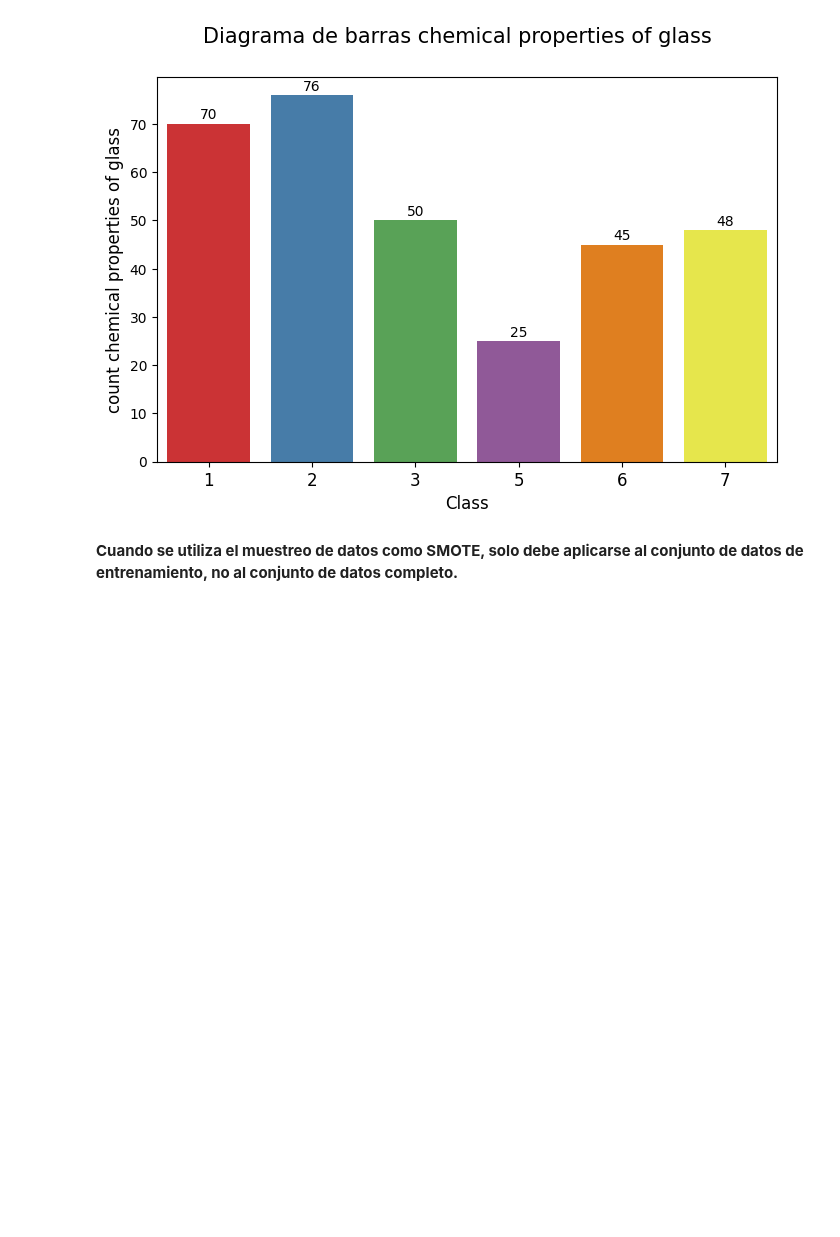
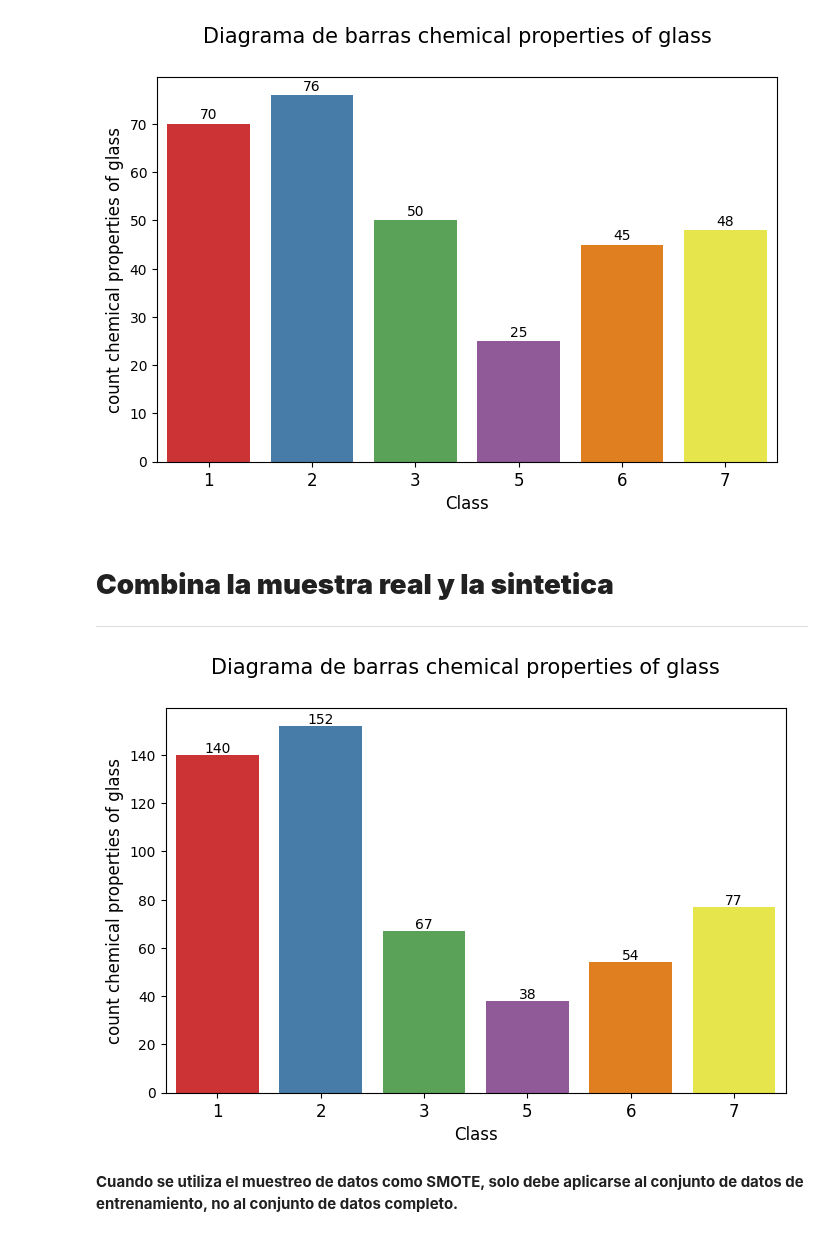
Before and after one commit to Kaiziferr/machine_learning, a Jupyter notebook: DT/sampling/01_workshop_oversampling.ipynb, the cells around one changed output. Drawn from its saved outputs; the diff is of its cells as text; code cells hidden in the pictures; blank space fills up the shorter version.

```diff
--- a/DT/sampling/01_workshop_oversampling.ipynb
+++ b/DT/sampling/01_workshop_oversampling.ipynb
@@ -151,6 +155,25 @@ plot_bar(
     title='chemical properties of glass')
 # %% [output]
 [figure]
+# %% [markdown]
+# **Combina la muestra real y la sintetica**
+---
+# %%
+X, y = sample_fit()
+strategy = {3:50, 5:25, 6:45, 7:48}
+oversample = SMOTE(sampling_strategy=strategy)
+X2, y2 = oversample.fit_resample(X, y)
+# %%
+X2 = pd.concat([X, X2], axis=0)
+y2 = pd.concat([y, y2], axis=0)
+# %%
+plot_bar(
+    pd.concat([X2, y2], axis=1),
+    ejeX='Class',
+    ejey='count chemical properties of glass',
+    title='chemical properties of glass')
+# %% [output]
+[figure, added]
 # %% [markdown]
 **Cuando se utiliza el muestreo de datos como SMOTE, solo debe aplicarse al conjunto de datos de entrenamiento, no al conjunto de datos completo.**
 # %% [markdown]
```
Also changed, not shown: parts of 3 cells of this notebook.
